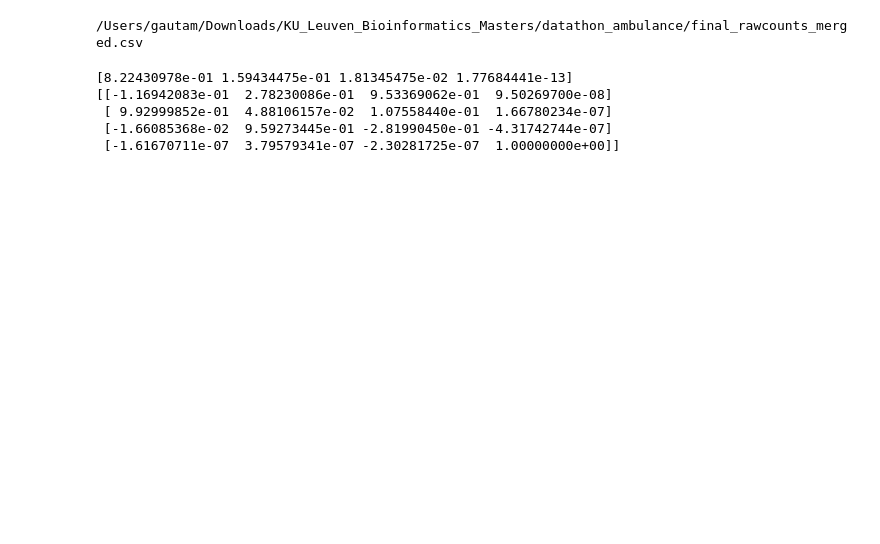
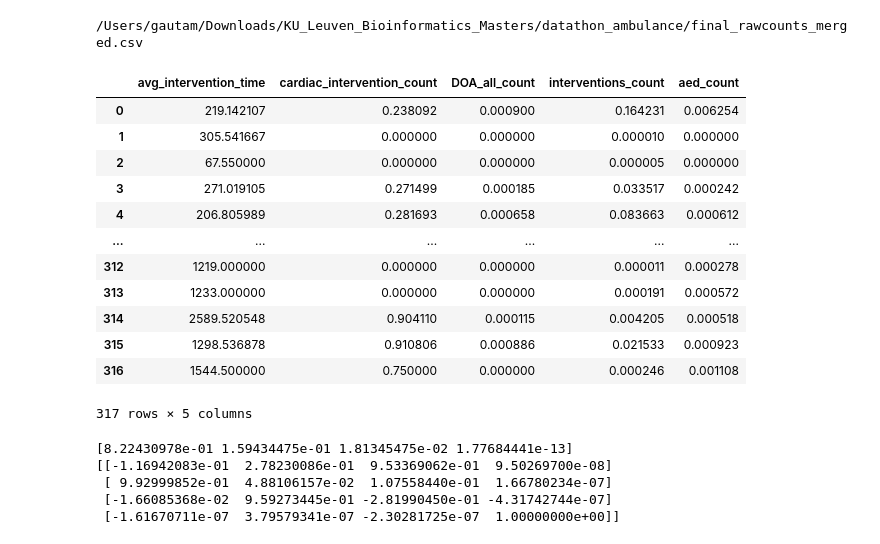
Before and after one commit to raforsyth/datathon_ambulance, a Jupyter notebook: neuralnet.ipynb, the cells around one changed output. Cells and saved outputs as stored; diff of their text form; code cells hidden in the pictures; blank space fills up the shorter version.

```diff
--- a/neuralnet.ipynb
+++ b/neuralnet.ipynb
@@ -33,3 +37,19 @@ y = data['y']
+# %%
+X
+# %% [output]
+|  | avg_intervention_time | cardiac_intervention_count | DOA_all_count | interventions_count | aed_count |
+| 0 | 219.142107 | 0.238092 | 0.000900 | 0.164231 | 0.006254 |
+| 1 | 305.541667 | 0.000000 | 0.000000 | 0.000010 | 0.000000 |
+| 2 | 67.550000 | 0.000000 | 0.000000 | 0.000005 | 0.000000 |
+| 3 | 271.019105 | 0.271499 | 0.000185 | 0.033517 | 0.000242 |
+| 4 | 206.805989 | 0.281693 | 0.000658 | 0.083663 | 0.000612 |
+| ... | ... | ... | ... | ... | ... |
+| 312 | 1219.000000 | 0.000000 | 0.000000 | 0.000011 | 0.000278 |
+| 313 | 1233.000000 | 0.000000 | 0.000000 | 0.000191 | 0.000572 |
+| 314 | 2589.520548 | 0.904110 | 0.000115 | 0.004205 | 0.000518 |
+| 315 | 1298.536878 | 0.910806 | 0.000886 | 0.021533 | 0.000923 |
+| 316 | 1544.500000 | 0.750000 | 0.000000 | 0.000246 | 0.001108 |
+317 rows × 5 columns
 # %%
 data_pca = PCA(n_components=4)
 data_pca.fit(X.iloc[:, [0, 1, 2, 3]])
```
Also changed, not shown: parts of 11 cells of this notebook, 2 other files.
